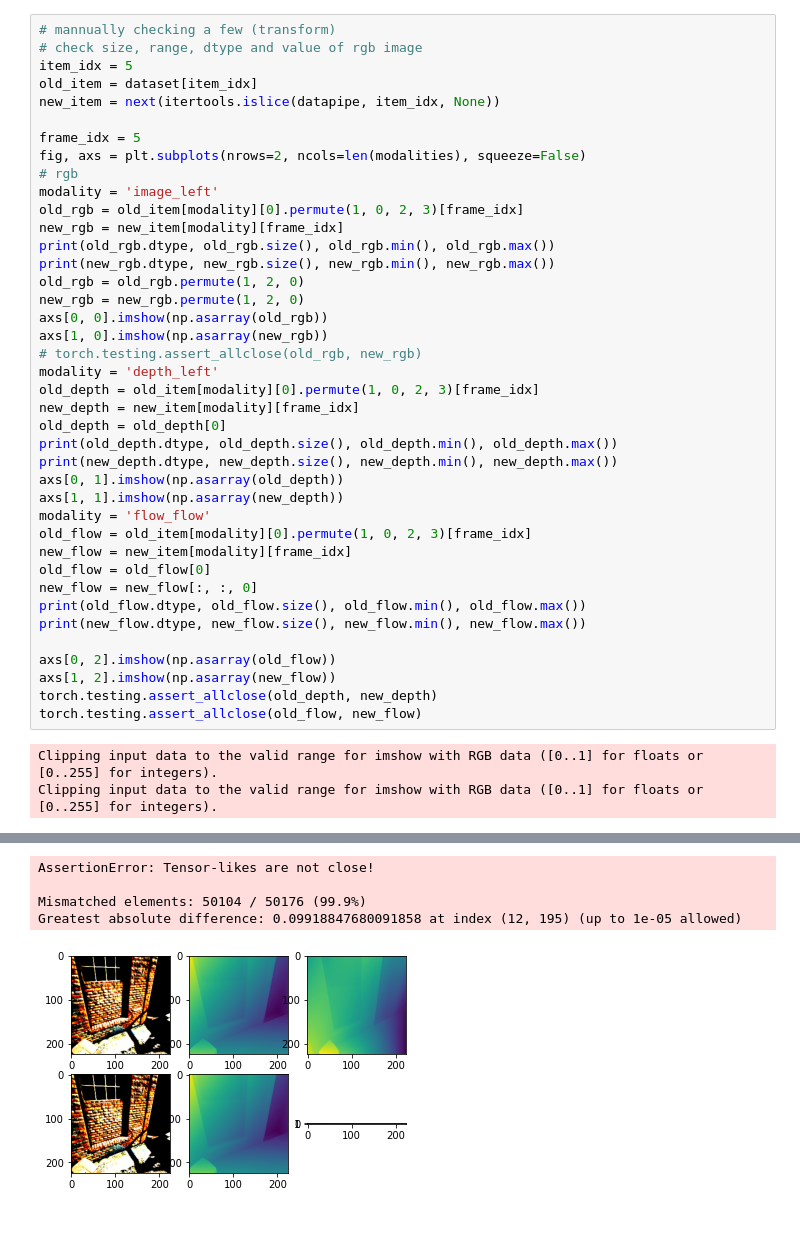
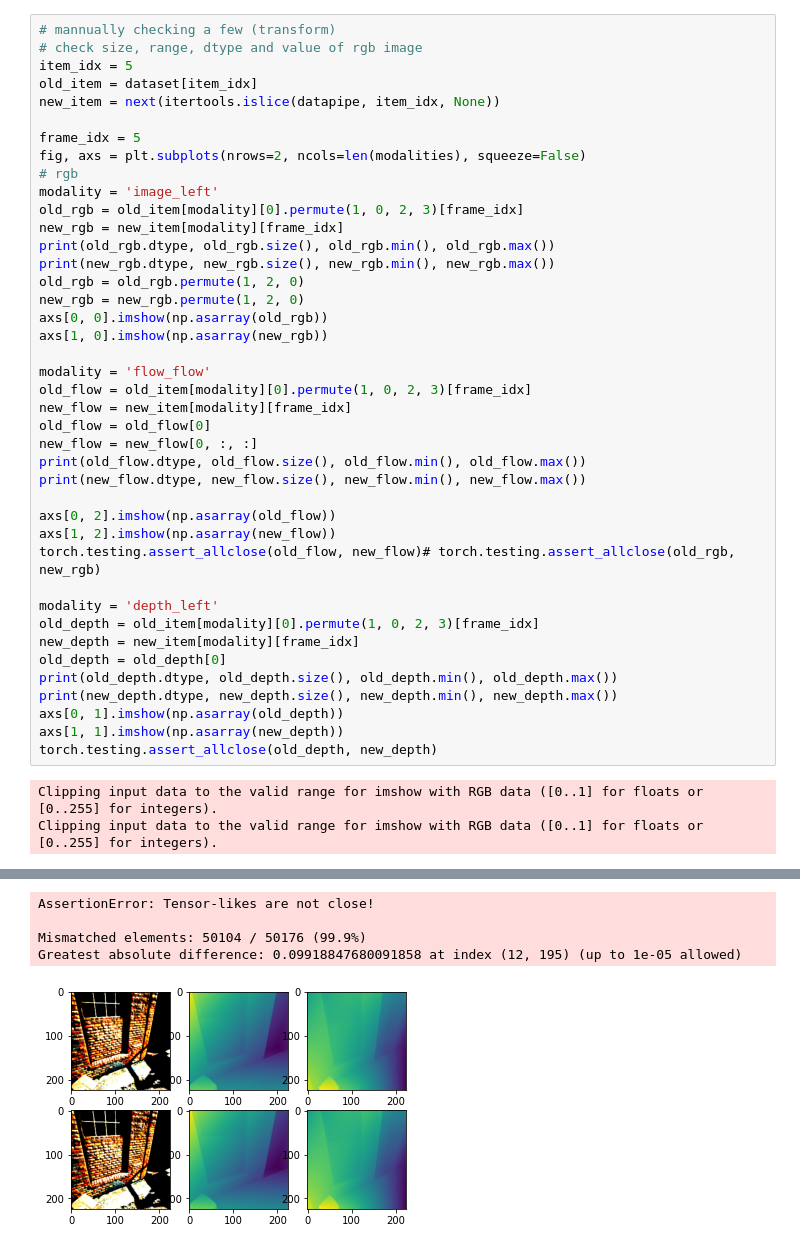
Before and after one commit to microsoft/dataloader-benchmark, a Jupyter notebook: src/benchmarks/seqrecord/test_dataloader.ipynb, the cells around one changed output, grey strips where cells are left out. Cells and saved outputs as stored; diff of their text form.

```diff
--- a/src/benchmarks/seqrecord/test_dataloader.ipynb
+++ b/src/benchmarks/seqrecord/test_dataloader.ipynb
@@ -64,7 +75,19 @@ old_rgb = old_rgb.permute(1, 2, 0)
 new_rgb = new_rgb.permute(1, 2, 0)
 axs[0, 0].imshow(np.asarray(old_rgb))
 axs[1, 0].imshow(np.asarray(new_rgb))
-# torch.testing.assert_allclose(old_rgb, new_rgb)
+
+modality = 'flow_flow'
+old_flow = old_item[modality][0].permute(1, 0, 2, 3)[frame_idx]
+new_flow = new_item[modality][frame_idx]
+old_flow = old_flow[0]
+new_flow = new_flow[0, :, :]
+print(old_flow.dtype, old_flow.size(), old_flow.min(), old_flow.max())
+print(new_flow.dtype, new_flow.size(), new_flow.min(), new_flow.max())
+
+axs[0, 2].imshow(np.asarray(old_flow))
+axs[1, 2].imshow(np.asarray(new_flow))
+torch.testing.assert_allclose(old_flow, new_flow)# torch.testing.assert_allclose(old_rgb, new_rgb)
+
 modality = 'depth_left'
 old_depth = old_item[modality][0].permute(1, 0, 2, 3)[frame_idx]
 new_depth = new_item[modality][frame_idx]
@@ -73,18 +96,7 @@ print(old_depth.dtype, old_depth.size(), old_depth.min(), old_depth.max())
 print(new_depth.dtype, new_depth.size(), new_depth.min(), new_depth.max())
 axs[0, 1].imshow(np.asarray(old_depth))
 axs[1, 1].imshow(np.asarray(new_depth))
-modality = 'flow_flow'
-old_flow = old_item[modality][0].permute(1, 0, 2, 3)[frame_idx]
-new_flow = new_item[modality][frame_idx]
-old_flow = old_flow[0]
-new_flow = new_flow[:, :, 0]
-print(old_flow.dtype, old_flow.size(), old_flow.min(), old_flow.max())
-print(new_flow.dtype, new_flow.size(), new_flow.min(), new_flow.max())
-
-axs[0, 2].imshow(np.asarray(old_flow))
-axs[1, 2].imshow(np.asarray(new_flow))
 torch.testing.assert_allclose(old_depth, new_depth)
-torch.testing.assert_allclose(old_flow, new_flow)
 # %% [output]
 Clipping input data to the valid range for imshow with RGB data ([0..1] for floats or [0..255] for integers).
 Clipping input data to the valid range for imshow with RGB data ([0..1] for floats or [0..255] for integers).
@@ -97,5 +109,5 @@ torch.Size([2, 224, 224])
 AssertionError: Tensor-likes are not close!
 
 Mismatched elements: 50104 / 50176 (99.9%)
 Greatest absolute difference: 0.09918847680091858 at index (12, 195) (up to 1e-05 allowed)
-[figure, old version]
+[figure, new version]
```
Also changed, not shown: parts of 3 cells of this notebook, 3 other files.
